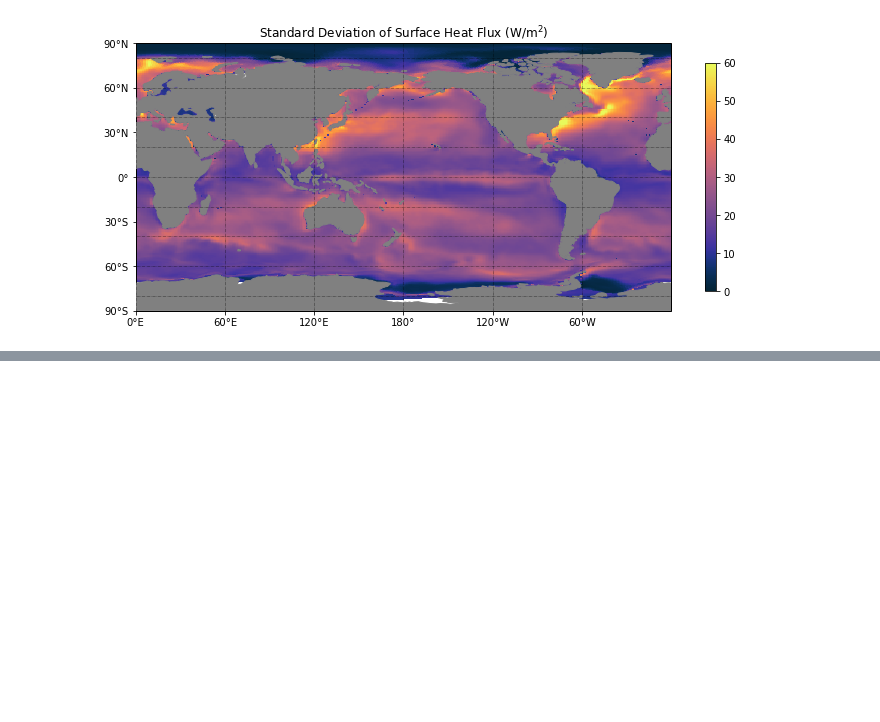
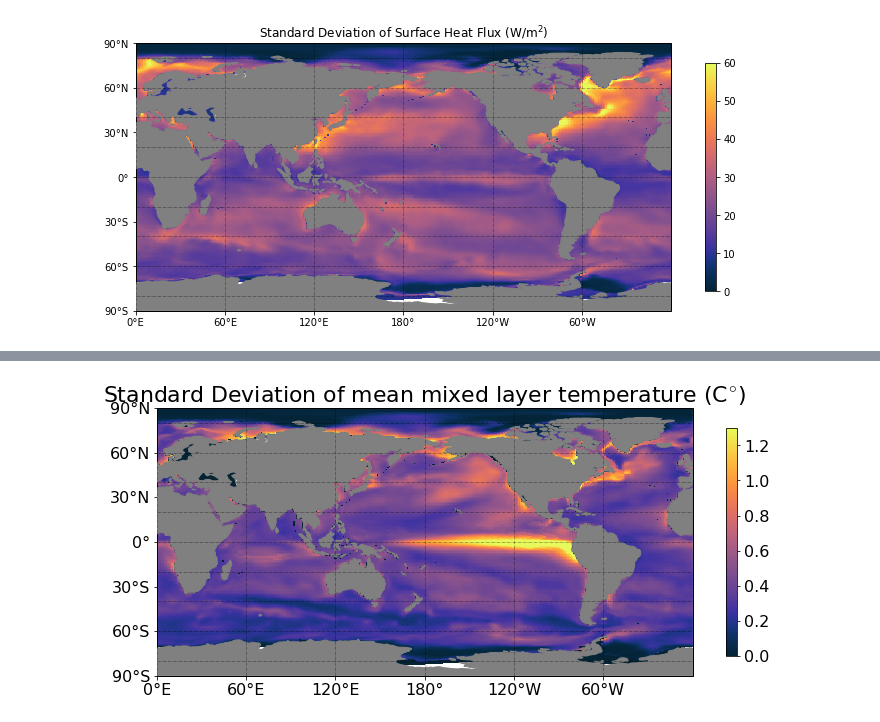
Before and after one commit to cpatrizio88/pangeo_ECCO, a Jupyter notebook: test_ecco.ipynb, the cells around one changed output, grey strips where cells are left out. Cells and saved outputs as stored; diff of their text form; code cells hidden in the pictures; blank space fills up the shorter version.

Commit message:
ocean mixed layer subsetting working

```diff
--- a/test_ecco.ipynb
+++ b/test_ecco.ipynb
@@ -515,9 +527,4 @@ ax.set_title(r'Standard Deviation of Surface Heat Flux (W/m$^2$)');
 # %%
 # Test subsetting ocean mixed layer point
 mxlpoints = np.abs(coords['Z']) <= mxldepth_clim
-#mxlpoints = mxlpoints.drop('lat').drop('lon')
-#mxlpoints
-mxlpoints.coords['i'] = coords['i']
-mxlpoints.coords['j'] = coords['j']
-mxlpoints
 # %% [output]
@@ -536 +578,4 @@ mxl_theta
+# %%
+# Do I need a weighted vertical average or not?
+weights = delz/delz_sum
 # %%
@@ -541 +617,6 @@ mxl_theta_std = mxl_theta_mean.std(dim='time').load()
+# %%
+m, ax = mapper(mxl_theta_std, cmap=cmocean.cm.thermal, vmax=1.3, vmin=0);
+ax.set_title(r'Standard Deviation of mean mixed layer temperature (C$^{\circ}$)');
+# %% [output]
+[figure, added]
 # %%
```
Also changed, not shown: parts of 19 cells of this notebook.
